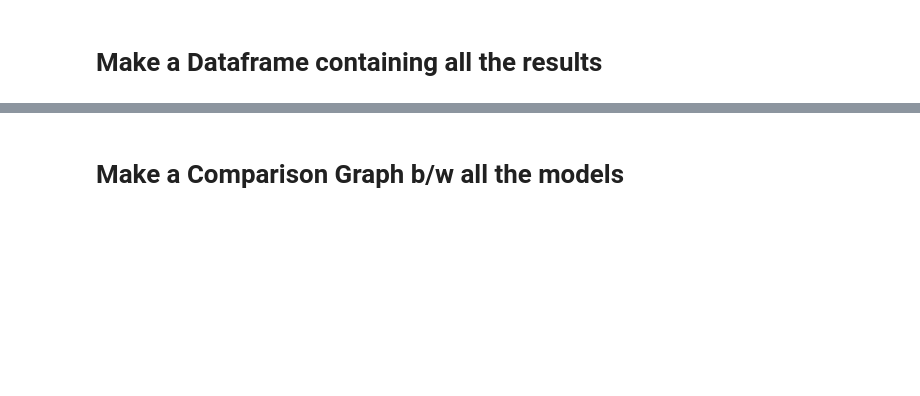
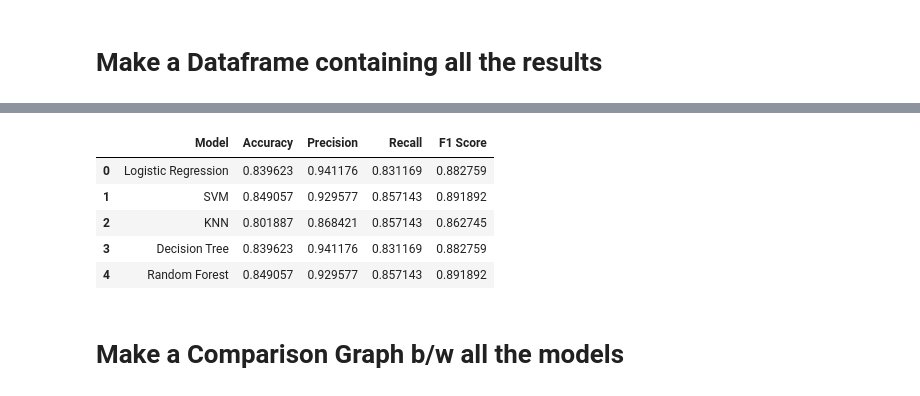
Before and after one commit to alizehadeel/AI-ML-Notebook, a Jupyter notebook: PracticeFile.ipynb, the cells around one changed output, grey strips where cells are left out. Drawn from its saved outputs; the diff is of its cells as text; code cells hidden in the pictures; blank space fills up the shorter version.

```diff
--- a/PracticeFile.ipynb
+++ b/PracticeFile.ipynb
@@ -324,0 +328,20 @@ weighted avg       0.88      0.87      0.88        95
+# %%
+#Precision: Of all predicted positives, how many were actually positive
+#Recall: Of all actual positives, how many did we correctly identify?
+#Confusion Matrix:Table that shows counts of: True Positives, True Negatives, False Positives, False Negatives.
+#F1 score: Balance between precision and recall
+predicted_y = {
+    'Logistic Regression': y_predLogReg,
+    'SVM': y_predSVM,
+    'KNN': y_predKNN,
+    'Decision Tree': y_predDT,
+    'Random Forest': y_predRF
+}
+
+for model_name, y_pred in predicted_y.items():
+    print(f"Training {model_name}")
+    print("Accuracy:", accuracy_score(y_test, y_pred))
+    print('Precision:', precision_score(y_test, y_pred))
+    print('Recall:', recall_score(y_test, y_pred))
+    print('F1 Score:', f1_score(y_test, y_pred))
+    print()
@@ -336,2 +368,22 @@ Comparison table:
+# %%
+results = []  # store metrics here
+
+for model_name, y_pred in predicted_y.items():
+    results.append({
+        'Model': model_name,
+        'Accuracy': accuracy_score(y_test, y_pred),
+        'Precision': precision_score(y_test, y_pred),
+        'Recall': recall_score(y_test, y_pred),
+        'F1 Score': f1_score(y_test, y_pred),
+    })
+results_df=pd.DataFrame(results)
+results_df
+# %% [output]
+|  | Model | Accuracy | Precision | Recall | F1 Score |
+| 0 | Logistic Regression | 0.839623 | 0.941176 | 0.831169 | 0.882759 |
+| 1 | SVM | 0.849057 | 0.929577 | 0.857143 | 0.891892 |
+| 2 | KNN | 0.801887 | 0.868421 | 0.857143 | 0.862745 |
+| 3 | Decision Tree | 0.839623 | 0.941176 | 0.831169 | 0.882759 |
+| 4 | Random Forest | 0.849057 | 0.929577 | 0.857143 | 0.891892 |
 # %% [markdown]
 # Make a Comparison Graph b/w all the models
```
Also changed, not shown: parts of 10 cells of this notebook.
